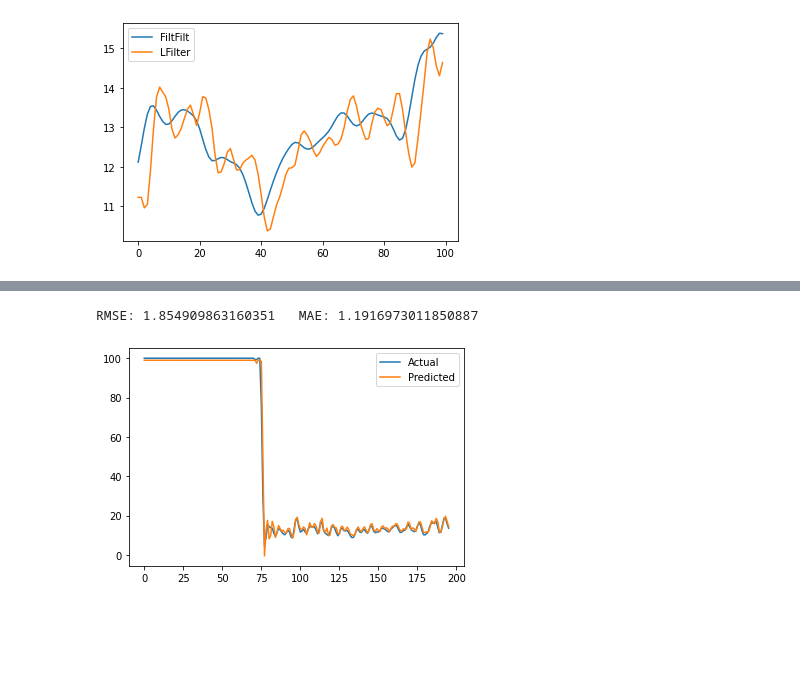
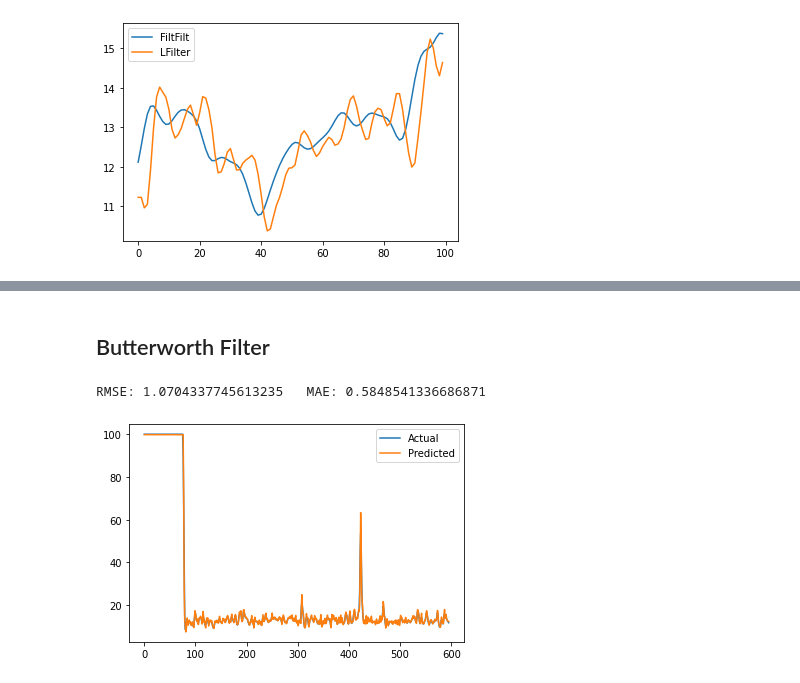
Before and after one commit to dipayan2/ARMAModel, a Jupyter notebook: ModularCode.ipynb, the cells around one changed output, grey strips where cells are left out. Saved outputs shown, nothing was run; the diff lists cells and outputs as text; code cells hidden in the pictures; blank space fills up the shorter version.

```diff
--- a/ModularCode.ipynb
+++ b/ModularCode.ipynb
@@ -380,6 +380,29 @@ def butter_lfilter(data, cutoff, fs=2.0, order=2,passtype='low'):
     y = lfilter(b, a, data)
     y = np.array(y)
     return y
+# %%
+# Use the FFT filters
+from scipy.fft import fft,ifft,fftfreq
+def FFTPass(signal,passX=45,pType='low'):
+    yfft = fft(signal)
+    if pType=='low':
+        yfft[passX:-passX] = 0
+    elif pType=='high':
+        yfft[:passX]=0
+        yfft[-passX:]=0
+    fSig = ifft(yfft)
+    return fSig.real
+
+def windowFFT(signal,W=100,passX=45,pType='low'):
+    if passX > W//2:
+        passX = W//2
+    lSig = len(signal)
+    filtSig = FFTPass(signal[0:W],passX,pType)
+    for i in range(1,lSig-W+1):
+        newSig = FFTPass(signal[i:i+W],passX,pType)[-1]
+        filtSig = np.append(filtSig,newSig)
+    return filtSig
+#hfilterSig = windowFFT(signal,W=200,passX=10,pType='high')
 # %%
 utilData = getNewDataFrame('./UtilTestFinal')
 PASS='low'
@@ -396,7 +419,7 @@ df_plot[['FiltFilt','LFilter']].plot()
 [figure]
 # %%
 # Latest Code
-def main(TEST_START=7500,STEP=50,N_CLUST=5,TRAIN_END=7500,ARP=4,PASS='low'):
+def main(TEST_START=7500,STEP=50,N_CLUST=5,TRAIN_END=7500,ARP=4,PASS='low',FILT=0.25,FTYPE='butter',WFT=100,PX=10):
     utilData = getNewDataFrame('./UtilTestFinal')
 #     print("Size of data:",utilData.head())
     df_raw = pd.DataFrame()
@@ -404,9 +427,14 @@ def main(TEST_START=7500,STEP=50,N_CLUST=5,TRAIN_END=7500,ARP=4,PASS='low'):
     df_raw['exog1'] = utilData.mUtil.diff().shift(1)
     df_raw['exog2'] = utilData.mUtil.diff().shift(1)
     df_data = df_raw.dropna()
-    dy = np.clip(butter_filter(df_data.endog.to_numpy(),0.5,passtype=PASS),-100,100)
-    dz = np.clip(butter_filter(df_data.exog1.to_numpy(),0.5,passtype=PASS),-100,100)
-    dx = np.clip(butter_filter(df_data.exog2.to_numpy(),0.5,passtype=PASS),-100,100)
+    if FTYPE=='butter':
+        dy = np.clip(butter_lfilter(df_data.endog.to_numpy(),FILT,passtype=PASS),-100,100)
+        dz = np.clip(butter_lfilter(df_data.exog1.to_numpy(),FILT,passtype=PASS),-100,100)
+        dx = np.clip(butter_lfilter(df_data.exog2.to_numpy(),FILT,passtype=PASS),-100,100)
+    elif FTYPE=='FFT':
+        dy = windowFFT(df_data.endog.to_numpy(),W=WFT,passX=PX,pType=PASS)
+        dz = windowFFT(df_data.exog1.to_numpy(),W=WFT,passX=PX,pType=PASS)
+        dx = windowFFT(df_data.exog2.to_numpy(),W=WFT,passX=PX,pType=PASS)
     yACT = df_data.endog.to_numpy()
 #     dy=df_data.endog.to_numpy()
 #     dz=df_data.exog1.to_numpy()
@@ -486,14 +514,15 @@ def main(TEST_START=7500,STEP=50,N_CLUST=5,TRAIN_END=7500,ARP=4,PASS='low'):
 #             if P_like[j] > 0.7:
 #                 y_est = y_pred[-1]
 #                 break
-#         y_est = max(0, min(y_est-res_pred, 100))
+        if PASS=='low':
+            y_est = max(0, min(y_est-res_pred, 100))
         res = y_est - y_act
 #         y_est = dy[TEST_START+i-1]
         if abs(res) < 20:      # removing huge state changes
             RMSE.append(res*res)
             MAE.append(abs(res))
         res_pred = 0.3* res + 0.7*res_pred
-        res_pred =  max(-20, min(res_pred, 20))
+#         res_pred =  max(-20, min(res_pred, 20))
 #         y_prior = y_est
 #         print(i, y_act,y_est,x_prior)
         Y_ACT.append(y_act)
@@ -512,6 +553,8 @@ The estimation ends up in a steady state, and does not update if it observes an
+# %% [markdown]
+## Butterworth Filter
 # %%
-main(TRAIN_END=7500,TEST_START=7500,N_CLUST=2,STEP=200,ARP=4)
+main(TRAIN_END=7500,TEST_START=7500,N_CLUST=2,STEP=600,ARP=4,FILT=0.25)
 # %% [output]
-RMSE: 1.854909863160351   MAE: 1.1916973011850887
+RMSE: 1.0704337745613235   MAE: 0.5848541336686871
-[figure, old version]
+[figure, new version]
 # %%
```
Also changed, not shown: parts of 6 cells of this notebook, 1 other file.
